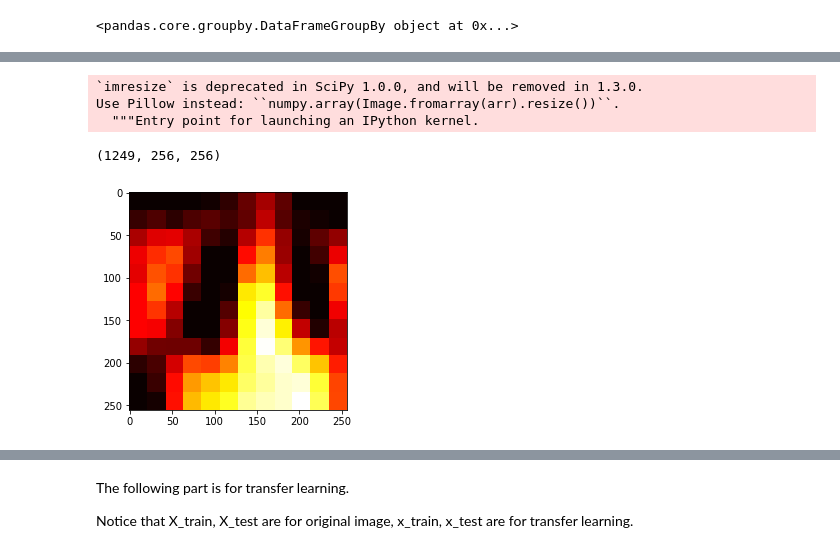
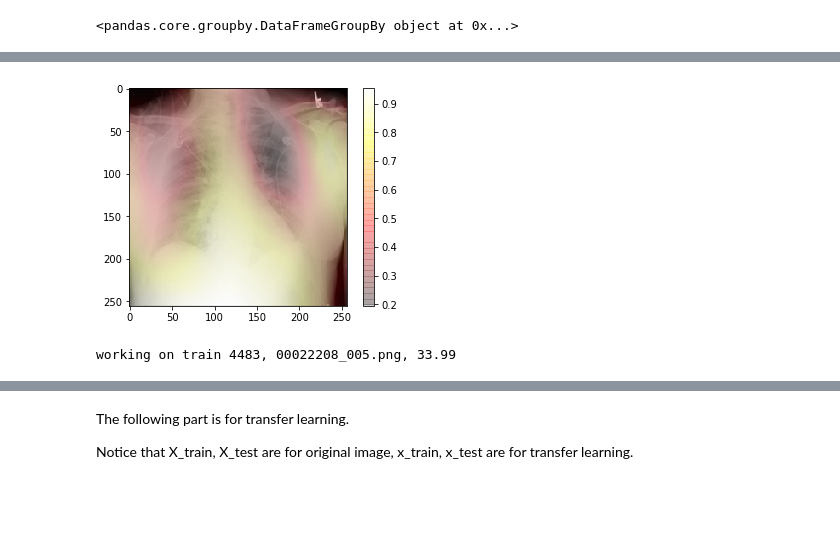
Before and after one commit to jamesothomas/MachineLearningPython, a Jupyter notebook: Lab6/Lab6_transfer_learning.ipynb, the cells around one changed output, grey strips where cells are left out. Cells and saved outputs as stored; diff of their text form; code cells hidden in the pictures; blank space fills up the shorter version.

Commit message:
added plot

```diff
--- a/Lab6/Lab6_transfer_learning.ipynb
+++ b/Lab6/Lab6_transfer_learning.ipynb
@@ -82,4 +83,6 @@ dat_train, dat_test, y_train, y_test = train_test_split(df, y_sick, test_size=0.
 # %%
+size = 256
+
 X_test = np.empty([len(dat_test), size, size, 1], dtype=np.float32) # preallocate
 X_train = np.empty([len(dat_train), size, size, 1], dtype=np.float32) # num_images, img_width, img_height, num_channels
 
@@ -92,7 +95,7 @@ for name in dat_test['Image Index']:
     clear_output(wait=True)
     print('working on test {}, {}, {:.2f}'.format(index, name, time.time()-t_start))
     img = Image.open(file_path+name)
-    display(img)
+    #display(img)
     X_test[index,:,:,0] = np.array(img)/255.0-0.5
     index+=1
 
@@ -102,7 +105,7 @@ for name in dat_train['Image Index']:
     clear_output(wait=True)
     print('working on train {}, {}, {:.2f}'.format(index, name, time.time()-t_start))
     img = Image.open(file_path+name)
-    display(img)
+    #display(img)
     X_train[index,:,:,0] = np.array(img)/255.5-0.5
     index+=1
 # %% [output]
@@ -218,19 +224,63 @@ Epoch 5/5
 heat_map_model = Model(inputs=model.input, outputs=model.get_layer('final_conv').output)
 
 heat_map_data = heat_map_model.predict(X_train)
+# %%
+from scipy.ndimage import zoom
+
+factor = 21.33
+upsacle = np.array([zoom(x,(factor,factor,1),order=2) for x in heat_map_data])
 # %%
-heat_map_data = np.array([imresize(np.reshape(x,(12,12)), size=(256,256), interp='nearest') for x in heat_map_data])
-print(heat_map_data.shape)
+#heat_map_data = np.array([imresize(np.reshape(x,(12,12)), size=(256,256), `='nearest') for x in heat_map_data])
+#print(heat_map_data.shape)
-# %% [output]
-`imresize` is deprecated in SciPy 1.0.0, and will be removed in 1.3.0.
-Use Pillow instead: ``numpy.array(Image.fromarray(arr).resize())``.
-  """Entry point for launching an IPython kernel.
-(1249, 256, 256)
-# %%
-data = heat_map_data[0]
-import matplotlib.pyplot as plt
-
-plt.imshow(data, cmap='hot', interpolation='nearest')
-plt.show()
-# %% [output]
-[figure, removed]
+# %%
+import pylab
+def heat_plot(i):
+    data = upsacle[i][:,:,0]
+
+    plt.subplot(111)
+    ax1=plt.subplot(1, 1, 1)
+
+    im = np.reshape(X_train[i],(256,256))
+    ax1.imshow(im,cmap=pylab.gray())
+
+    heat=ax1.imshow(data, cmap='hot', interpolation='nearest',alpha=0.2)
+    plt.colorbar(heat)
+
+    plt.show()
+# %%
+heat_plot(36)
+# %% [output]
+[figure, added]
+# %%
+from scipy import fftpack
+im_fft = fftpack.fft2(img)
+
+size = 256
+
+X_test_fft = np.empty([len(dat_test), size, size, 2], dtype=np.float32) # preallocate
+X_train_fft = np.empty([len(dat_train), size, size, 2], dtype=np.float32) # num_images, img_width, img_height, num_channels
+
+
+index = 0
+t_start = time.time()
+for name in dat_test['Image Index']:
+    clear_output(wait=True)
+    print('working on test {}, {}, {:.2f}'.format(index, name, time.time()-t_start))
+    img = Image.open(file_path+name)
+    #display(img)
+    X_test_fft[index,:,:,0] = np.real(fftpack.fft2(img))
+    X_test_fft[index,:,:,1] = np.imag(fftpack.fft2(img))
+    index+=1
+
+index = 0
+t_start = time.time()
+for name in dat_train['Image Index']:
+    clear_output(wait=True)
+    print('working on train {}, {}, {:.2f}'.format(index, name, time.time()-t_start))
+    img = Image.open(file_path+name)
+    #display(img)
+    X_train_fft[index,:,:,0] = np.real(fftpack.fft2(img))
+    X_train_fft[index,:,:,1] = np.imag(fftpack.fft2(img))
+    index+=1
+# %% [output]
+working on train 4483, 00022208_005.png, 33.99
```
Also changed, not shown: parts of 31 cells of this notebook, 1 other file.
